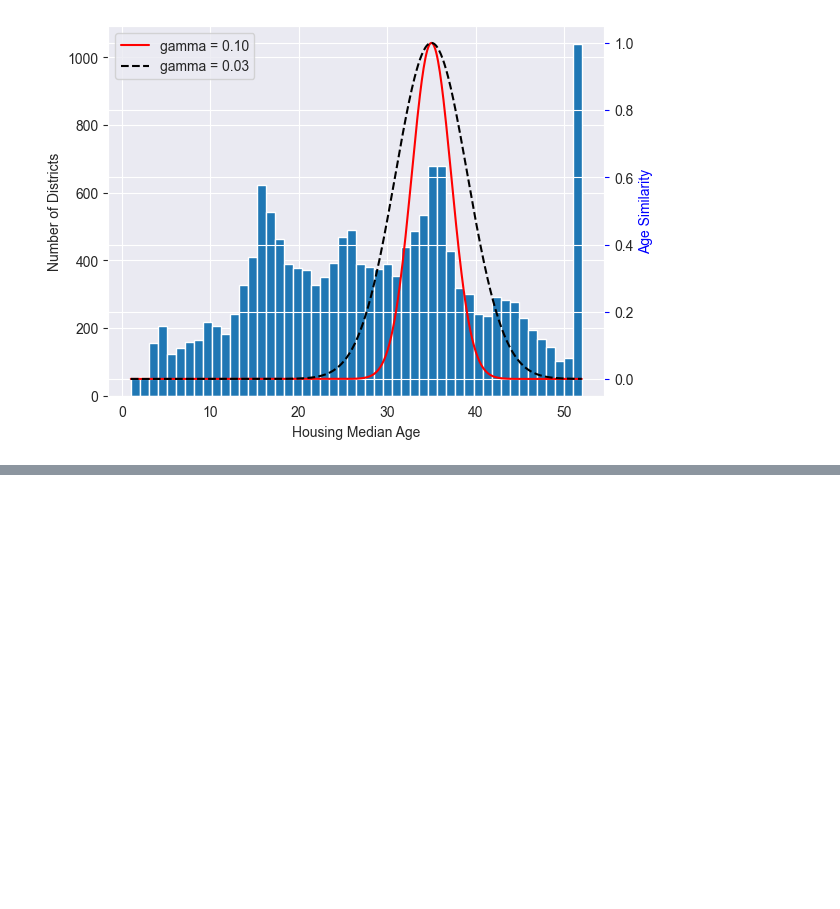
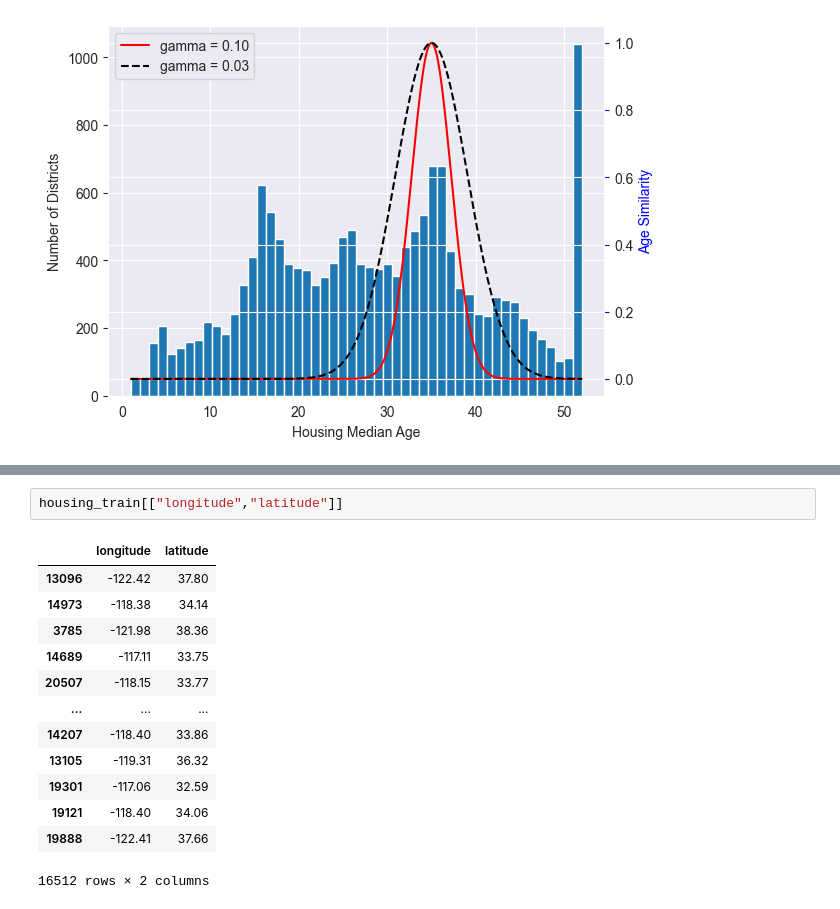
Before and after one commit to BUFONJOKER/ml_projects_hands_on_ml_book_chapter2, a Jupyter notebook: main.ipynb, the cells around one changed output, grey strips where cells are left out. Drawn from its saved outputs; the diff is of its cells as text; blank space fills up the shorter version.

```diff
--- a/main.ipynb
+++ b/main.ipynb
@@ -902,0 +1046,16 @@ plt.show()
+# %%
+housing_train[["longitude","latitude"]]
+# %% [output]
+|  | longitude | latitude |
+| 13096 | -122.42 | 37.80 |
+| 14973 | -118.38 | 34.14 |
+| 3785 | -121.98 | 38.36 |
+| 14689 | -117.11 | 33.75 |
+| 20507 | -118.15 | 33.77 |
+| ... | ... | ... |
+| 14207 | -118.40 | 33.86 |
+| 13105 | -119.31 | 36.32 |
+| 19301 | -117.06 | 32.59 |
+| 19121 | -118.40 | 34.06 |
+| 19888 | -122.41 | 37.66 |
+16512 rows × 2 columns
```
Also changed, not shown: parts of 33 cells of this notebook.
